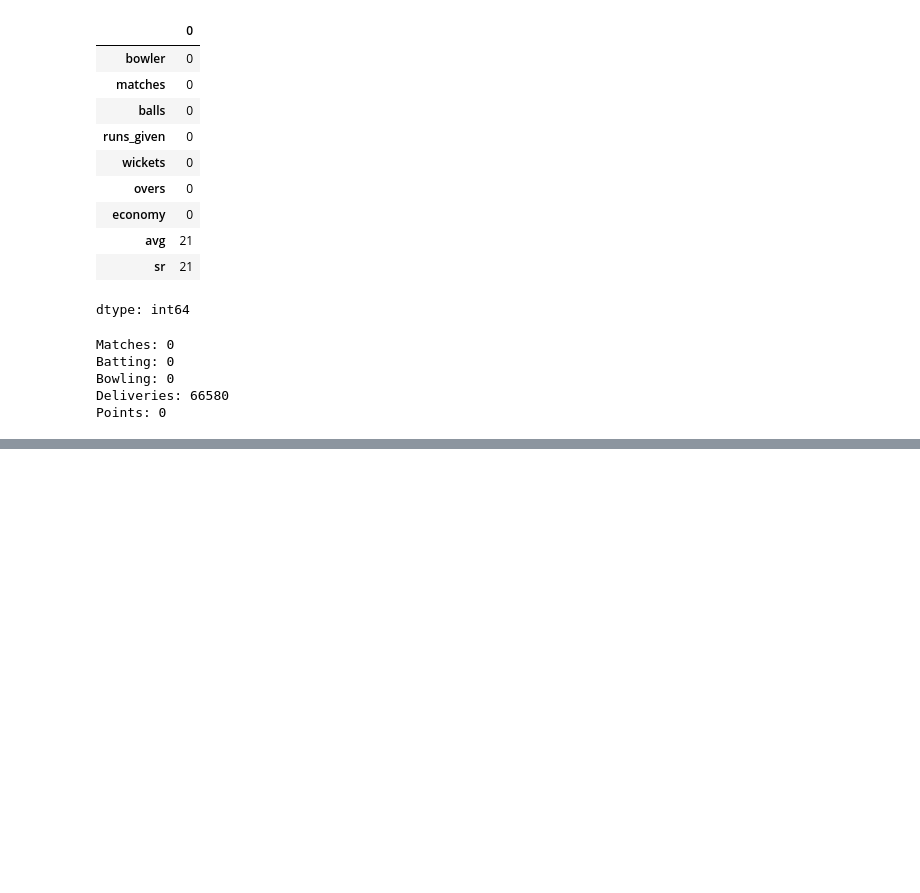
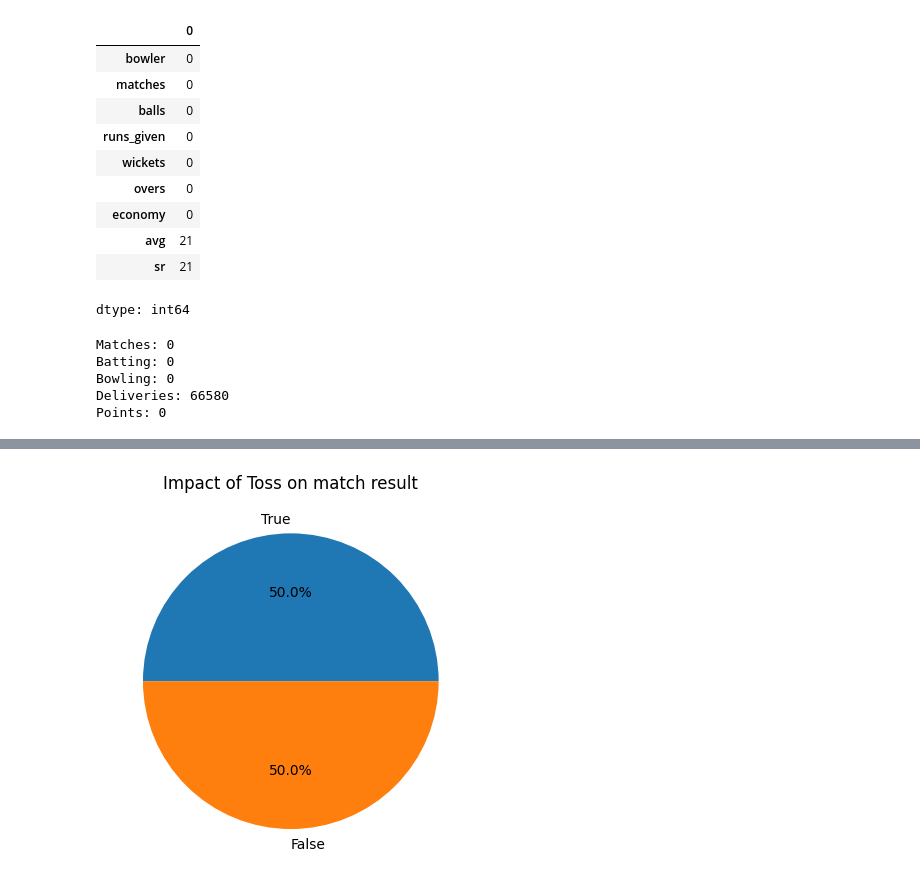
Before and after one commit to pavanrajanala/Ipl2026Analysis, a Jupyter notebook: Ipl2026Analysis_DataCleaning.ipynb, the cells around one changed output, grey strips where cells are left out. Drawn from its saved outputs; the diff is of its cells as text; code cells hidden in the pictures; blank space fills up the shorter version.

```diff
--- a/Ipl2026Analysis_DataCleaning.ipynb
+++ b/Ipl2026Analysis_DataCleaning.ipynb
@@ -228,0 +269,10 @@ points_table.to_csv('points_clean.csv', index=False)
+# %%
+matches['toss_match_win'].value_counts().plot(
+    kind='pie',
+    autopct='%1.1f%%'
+)
+plt.title("Impact of Toss on match result")
+plt.ylabel('')
+plt.show()
+# %% [output]
+[figure, added]
```
Also changed, not shown: parts of 10 cells of this notebook.
